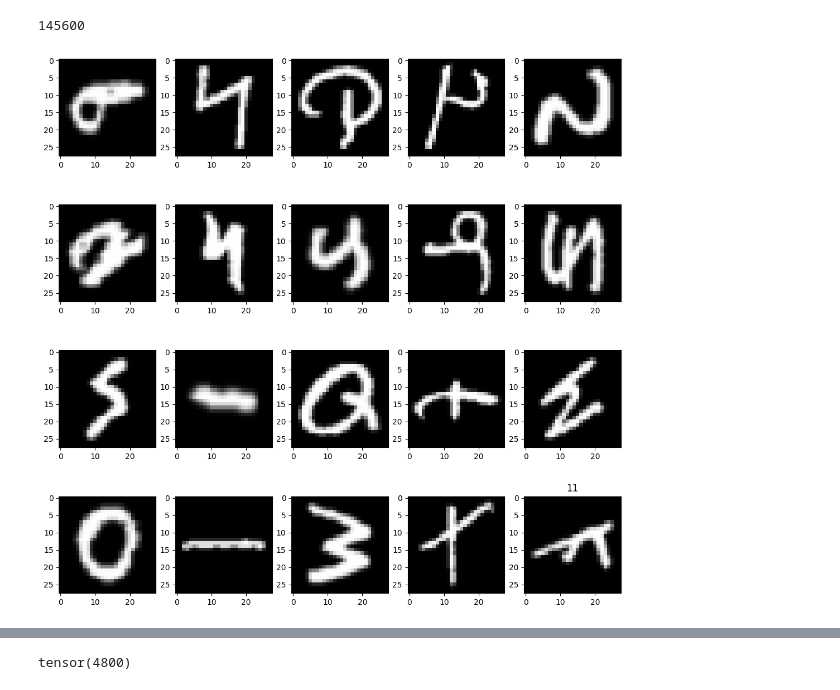
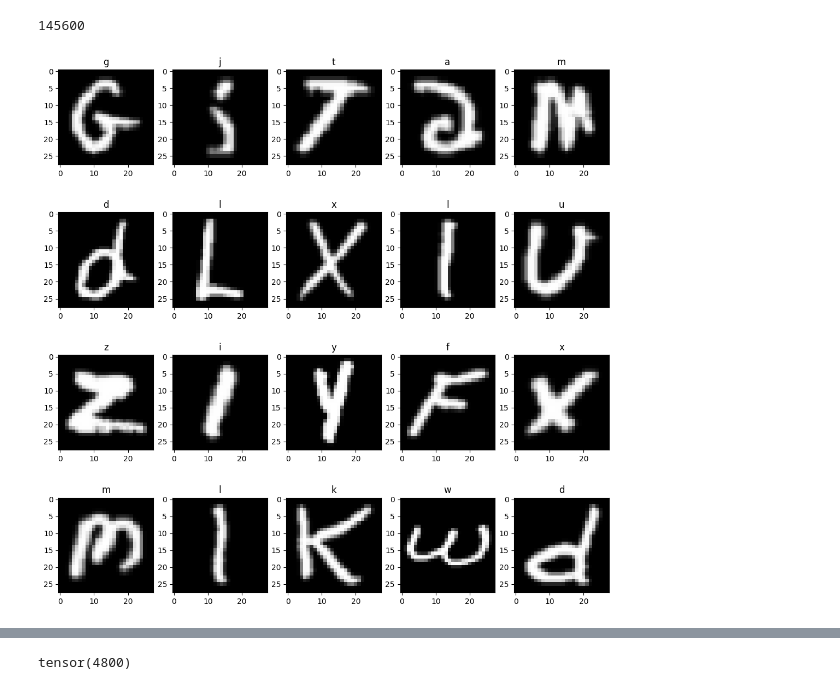
Before and after one commit to haldonmez/handwritten-letter-recognition-model, a Jupyter notebook: emnist_model_4.ipynb, the cells around one changed output, grey strips where cells are left out. Cells and saved outputs as stored; diff of their text form; code cells hidden in the pictures.

Commit message:
Update
Model visualization changed

```diff
--- a/emnist_model_4.ipynb
+++ b/emnist_model_4.ipynb
@@ -40,23 +40,24 @@ len(train_data)+len(test_data)
 # %%
 import random
 import numpy as np
 import matplotlib.pyplot as plt
 
 image_list, label_list= [], []
 for i in range(20):
   number = random.randint(0,len(train_data))
   image, label = train_data[number]
   image_list.append(image)
   label_list.append(label)
 
 fig, axs = plt.subplots(4, 5, figsize=(13, 13))  # Create a subplot with 4 rows and 5 columns
 for i, img in enumerate(image_list):  # Loop over the augmented images
     ax = axs[i // 5, i % 5]  # Determine the row and column number for each subplot
-    ax.imshow(np.array(img).squeeze(), cmap='gray')  # Plot the image
-    plt.title(label)
+    label_name = [k for k, v in train_data.class_to_idx.items() if v == label_list[i]][0]  # Get the class name
+    ax.set_title(label_name)  # Set the title for the current subplot
+    ax.imshow(np.array(img).squeeze().T, cmap='gray')  # Plot the image
 plt.show()
 # %% [output]
-[figure, old version]
+[figure, new version]
 # %%
 train_data.classes, len(train_data.classes)
 # %% [output]
```
